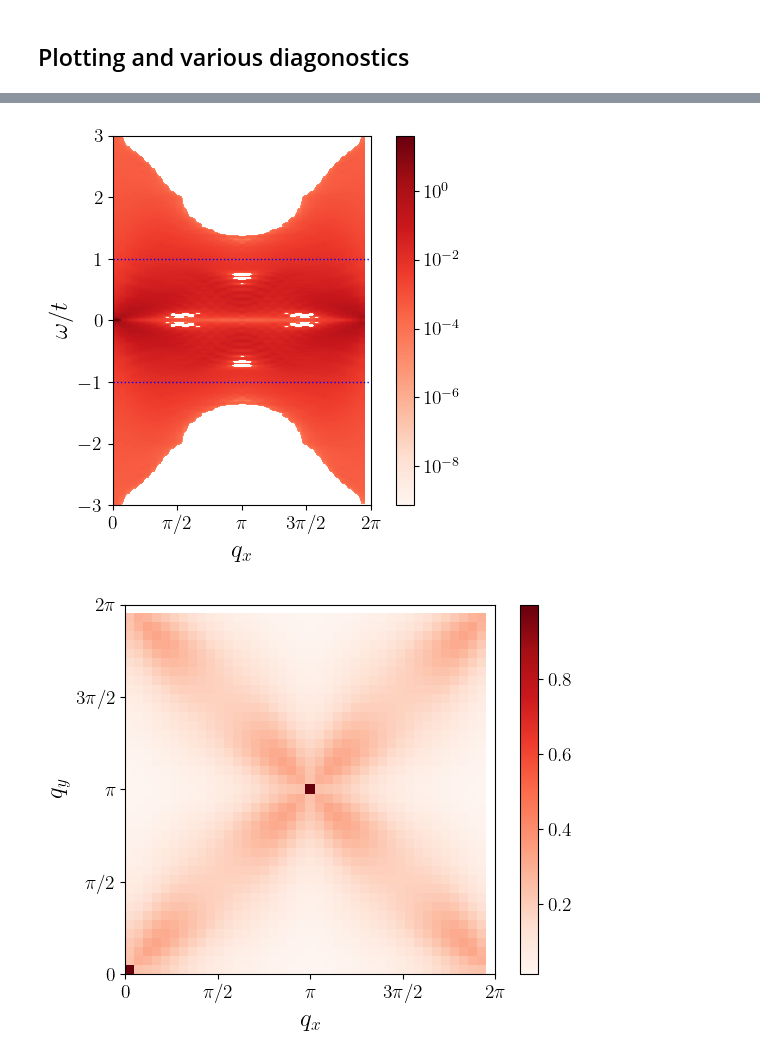
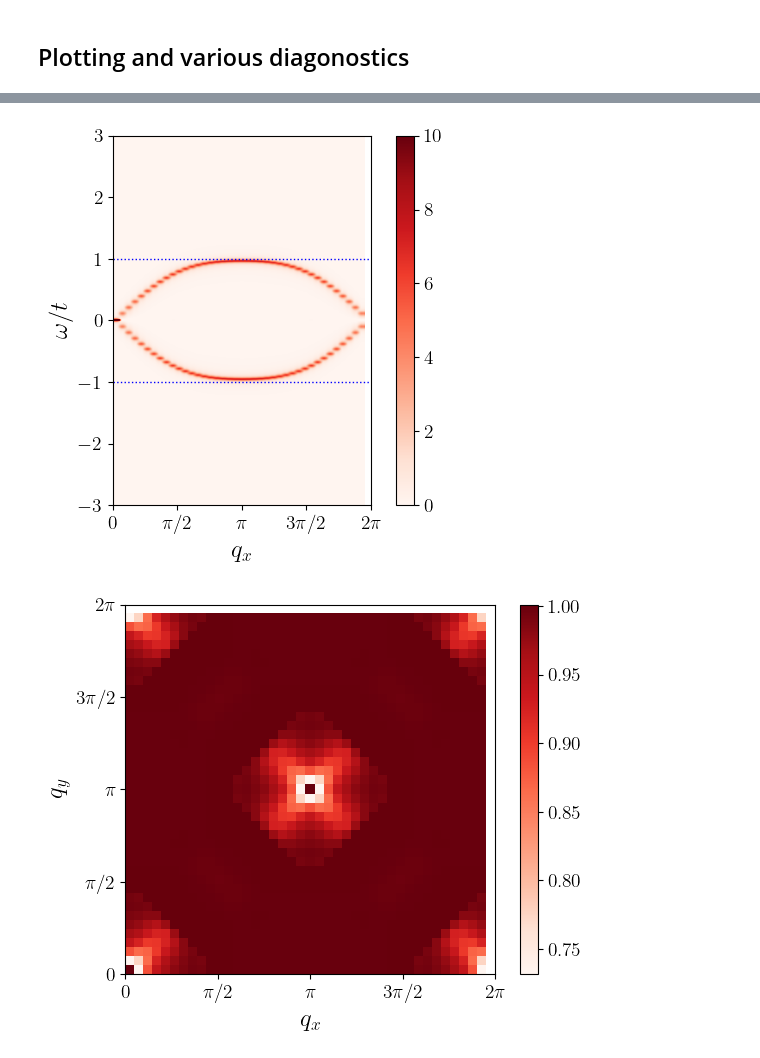
Before and after one commit to j-curtis/holes_and_magnons, a Jupyter notebook: Magnon_RPA_plots.ipynb, the cells around one changed output, grey strips where cells are left out. Cells and saved outputs as stored; diff of their text form; code cells hidden in the pictures.

```diff
--- a/Magnon_RPA_plots.ipynb
+++ b/Magnon_RPA_plots.ipynb
@@ -109,7 +125,7 @@ print(np.sum(A)*dw/float(Nkx*Nky))
 T = 0.01*rpa.t ### temperature
 U = 8.*rpa.t ### Hubbard U (used to compute J)
 J = 4.*rpa.t**2/U ### Superexchange J
-mu = -1.4*rpa.t ### Chemical potential (controls doping)
+mu = -1.583*rpa.t ### Chemical potential (controls doping)
 
 
 ### Compute doping
@@ -259,29 +304,29 @@ plt.show()
 # %%
 scale = mclr.LogNorm()
-
+scale = mclr.Normalize(0.,10.)
 plt.imshow(np.transpose(spectrum[:,0,:]),origin='lower',extent=[kxs[0],kxs[-1],ws[0],ws[-1]],cmap='Reds',aspect=1.5,norm=scale)
 plt.ylabel(r'$\omega/t$')
 plt.ylim(-3,3)
 plt.xlabel(r'$q_x$')
 plt.xticks([0,np.pi/2.,np.pi,3.*np.pi/2.,2.*np.pi],[r'0',r'$\pi/2$',r'$\pi$',r'$3\pi/2$',r'$2\pi$'])
 plt.colorbar()
 #plt.title(r'$\delta = $'+"{:0.1%}".format(delta)+r'$T/t = $'+"{:0.2f}".format(T))
 plt.axhline(2.*J,linestyle='dotted',color='blue',linewidth=1.)
 plt.axhline(-2.*J,linestyle='dotted',color='blue',linewidth=1.)
 if saveFigs: plt.savefig(figDirectory+"/spectrum_Jh=0.5_"+"delta={d:0.1%}_T={t:0.2f}.png".format(d=delta,t=T),bbox_inches='tight',transparent=True)
 plt.show()
 
 scale = mclr.Normalize(0.,1.)
 scale=None
 plt.imshow(np.transpose(np.sum(spectrum,axis=-1)*dw),origin='lower',extent=[kxs[0],kxs[-1],kys[0],kys[-1]],aspect=1,cmap='Reds',norm=scale)
 plt.xlabel(r'$q_x$')
 plt.xticks([0,np.pi/2.,np.pi,3.*np.pi/2.,2.*np.pi],[r'0',r'$\pi/2$',r'$\pi$',r'$3\pi/2$',r'$2\pi$'])
 plt.ylabel(r'$q_y$')
 plt.yticks([0,np.pi/2.,np.pi,3.*np.pi/2.,2.*np.pi],[r'0',r'$\pi/2$',r'$\pi$',r'$3\pi/2$',r'$2\pi$'])
 plt.colorbar()
 #plt.title(r'$\delta = $'+"{:0.1%}".format(delta))
 if saveFigs: plt.savefig(figDirectory+"/sum_rule_Jh=0.5_"+"delta={d:0.1%}_T={t:0.2f}.png".format(d=delta,t=T),bbox_inches='tight',transparent=True)
 plt.show()
 # %% [output]
-[figure, old version]
+[figure, new version]
-[figure, old version]
+[figure, new version]
```
Also changed, not shown: parts of 11 cells of this notebook, 1 other file.
